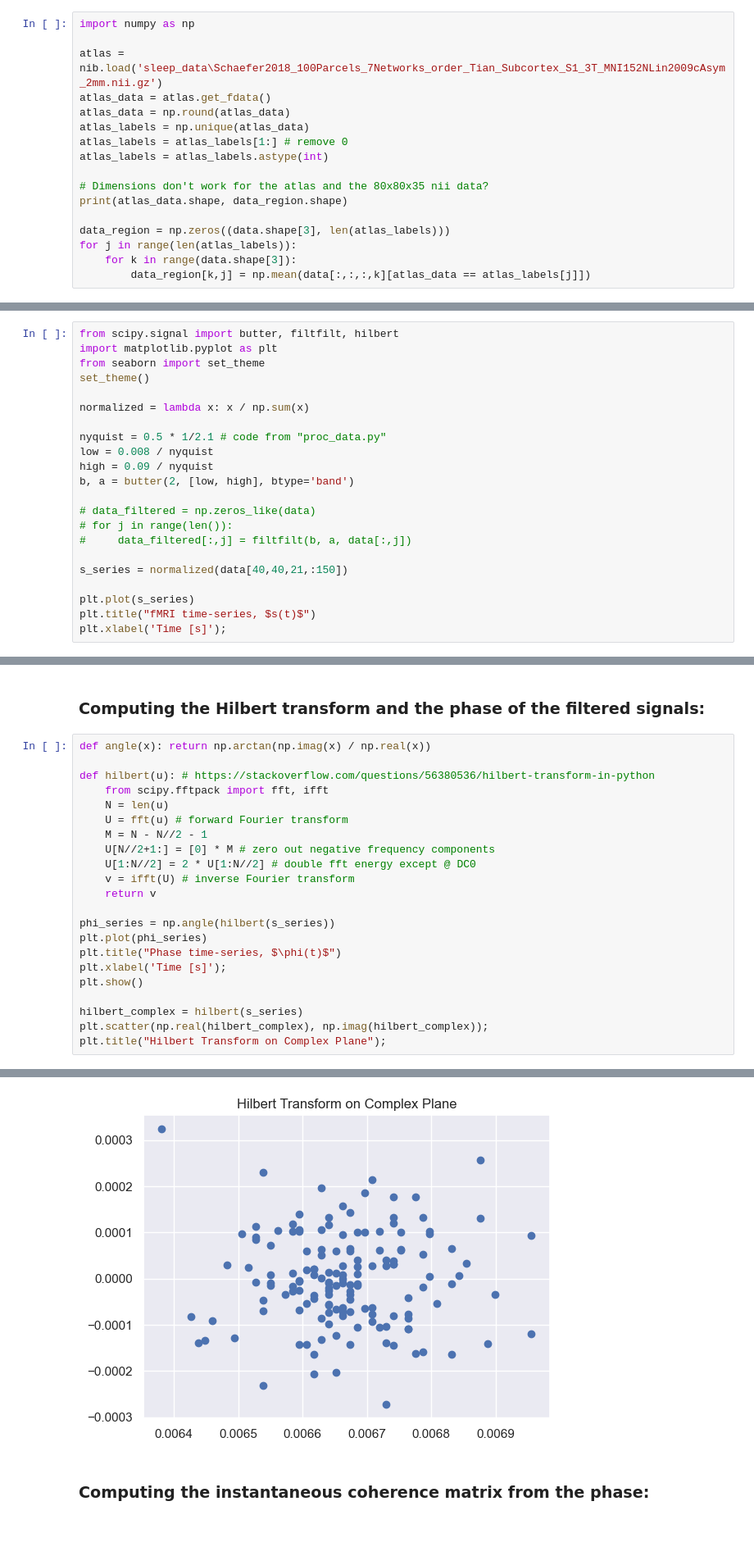
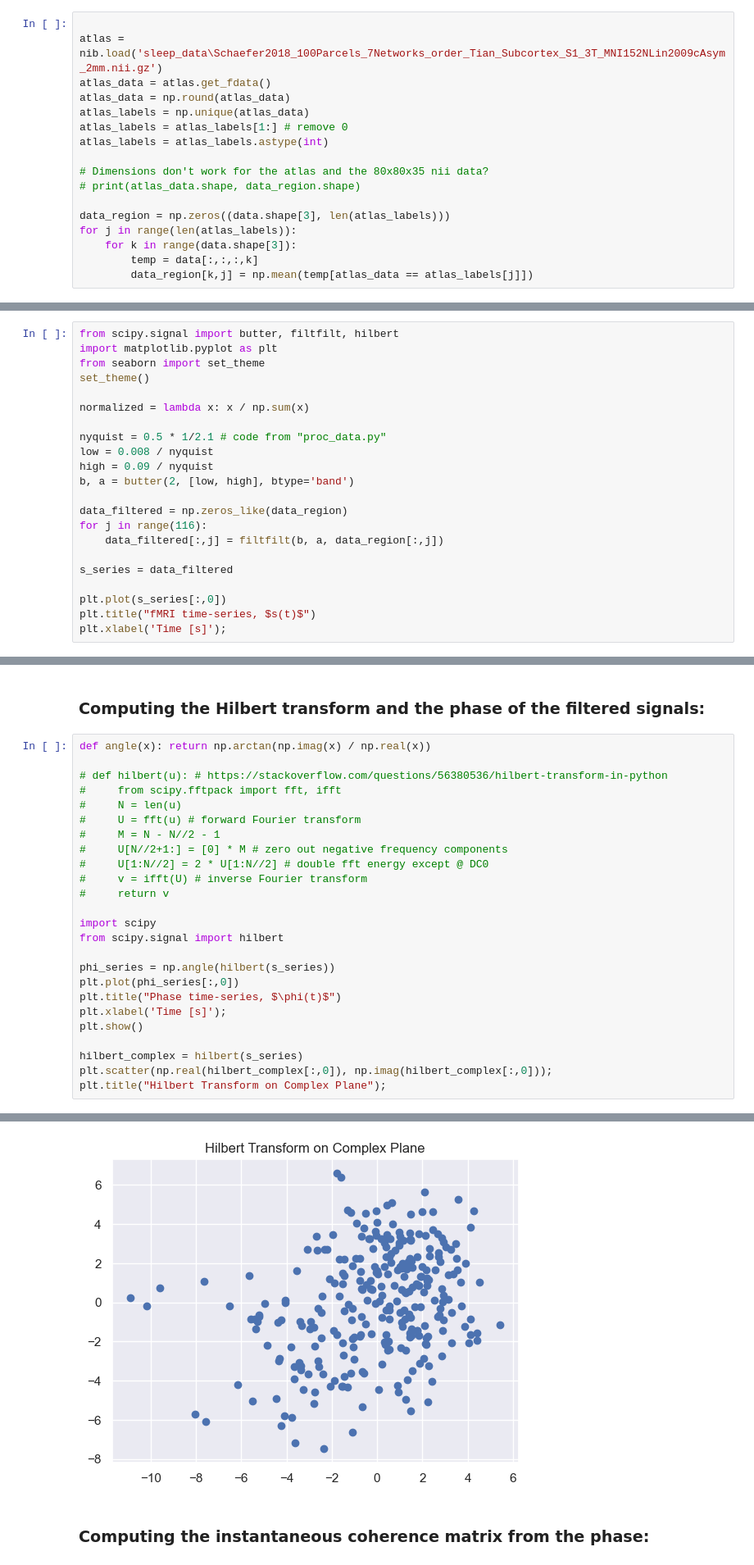
Before and after one commit to AlecHero/Fagprojekt, a Jupyter notebook: LEiDA_demo.ipynb, the cells around one changed output, grey strips where cells are left out. Shown at 82% size. Saved outputs shown, nothing was run; the diff lists cells and outputs as text; blank space fills up the shorter version.

```diff
--- a/LEiDA_demo.ipynb
+++ b/LEiDA_demo.ipynb
@@ -13,7 +15,6 @@ data.shape
 # %% [markdown]
 ### Defining regions in the data with the Schaefer2018 100Parcels atlas combined with the Tian Subcortex 16Parcels atlas:
 # %%
-import numpy as np
 
 atlas = nib.load('sleep_data\Schaefer2018_100Parcels_7Networks_order_Tian_Subcortex_S1_3T_MNI152NLin2009cAsym_2mm.nii.gz')
 atlas_data = atlas.get_fdata()
@@ -23,9 +24,10 @@ atlas_labels = atlas_labels[1:] # remove 0
 atlas_labels = atlas_labels.astype(int)
 
 # Dimensions don't work for the atlas and the 80x80x35 nii data?
-print(atlas_data.shape, data_region.shape)
+# print(atlas_data.shape, data_region.shape)
 
 data_region = np.zeros((data.shape[3], len(atlas_labels)))
 for j in range(len(atlas_labels)):
     for k in range(data.shape[3]):
-        data_region[k,j] = np.mean(data[:,:,:,k][atlas_data == atlas_labels[j]])
+        temp = data[:,:,:,k]
+        data_region[k,j] = np.mean(temp[atlas_data == atlas_labels[j]])
@@ -73,13 +72,13 @@ low = 0.008 / nyquist
 high = 0.09 / nyquist
 b, a = butter(2, [low, high], btype='band')
 
-# data_filtered = np.zeros_like(data)
-# for j in range(len()):
-#     data_filtered[:,j] = filtfilt(b, a, data[:,j])
+data_filtered = np.zeros_like(data_region)
+for j in range(116):
+    data_filtered[:,j] = filtfilt(b, a, data_region[:,j])
 
-s_series = normalized(data[40,40,21,:150])
+s_series = data_filtered
 
-plt.plot(s_series)
+plt.plot(s_series[:,0])
 plt.title("fMRI time-series, $s(t)$")
 plt.xlabel('Time [s]');
 # %% [output]
@@ -91,23 +90,26 @@ plt.xlabel('Time [s]');
 # %%
 def angle(x): return np.arctan(np.imag(x) / np.real(x))
 
-def hilbert(u): # https://stackoverflow.com/questions/56380536/hilbert-transform-in-python
-    from scipy.fftpack import fft, ifft
-    N = len(u)
-    U = fft(u) # forward Fourier transform
-    M = N - N//2 - 1
-    U[N//2+1:] = [0] * M # zero out negative frequency components
-    U[1:N//2] = 2 * U[1:N//2] # double fft energy except @ DC0
-    v = ifft(U) # inverse Fourier transform
-    return v
+# def hilbert(u): # https://stackoverflow.com/questions/56380536/hilbert-transform-in-python
+#     from scipy.fftpack import fft, ifft
+#     N = len(u)
+#     U = fft(u) # forward Fourier transform
+#     M = N - N//2 - 1
+#     U[N//2+1:] = [0] * M # zero out negative frequency components
+#     U[1:N//2] = 2 * U[1:N//2] # double fft energy except @ DC0
+#     v = ifft(U) # inverse Fourier transform
+#     return v
+
+import scipy
+from scipy.signal import hilbert
 
 phi_series = np.angle(hilbert(s_series))
-plt.plot(phi_series)
+plt.plot(phi_series[:,0])
 plt.title("Phase time-series, $\phi(t)$")
 plt.xlabel('Time [s]');
 plt.show()
 
 hilbert_complex = hilbert(s_series)
-plt.scatter(np.real(hilbert_complex), np.imag(hilbert_complex));
+plt.scatter(np.real(hilbert_complex[:,0]), np.imag(hilbert_complex[:,0]));
 plt.title("Hilbert Transform on Complex Plane");
 # %% [output]
@@ -115,4 +117,4 @@ plt.title("Hilbert Transform on Complex Plane");
-[figure, old version]
+[figure, new version]
 # %% [markdown]
 ### Computing the instantaneous coherence matrix from the phase:
 # %%
```
Also changed, not shown: parts of 7 cells of this notebook.
